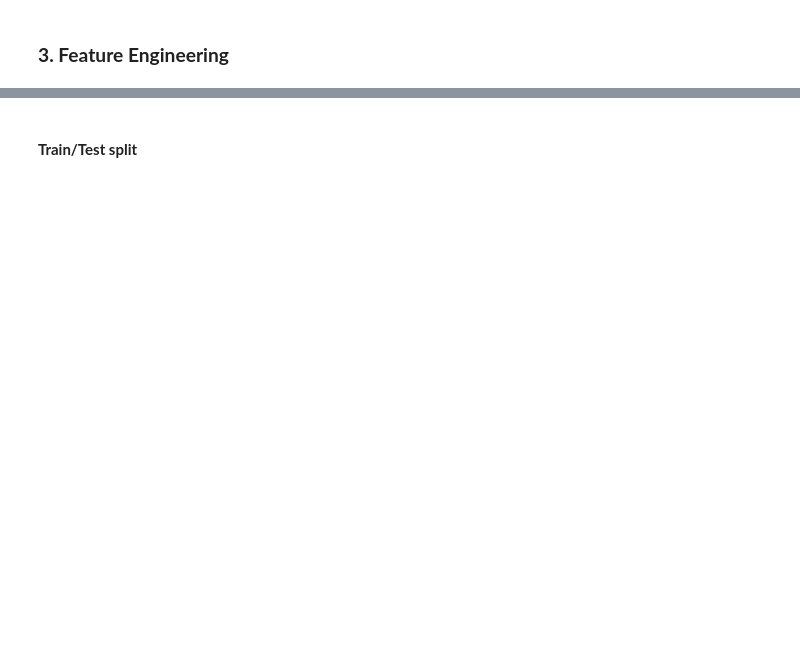
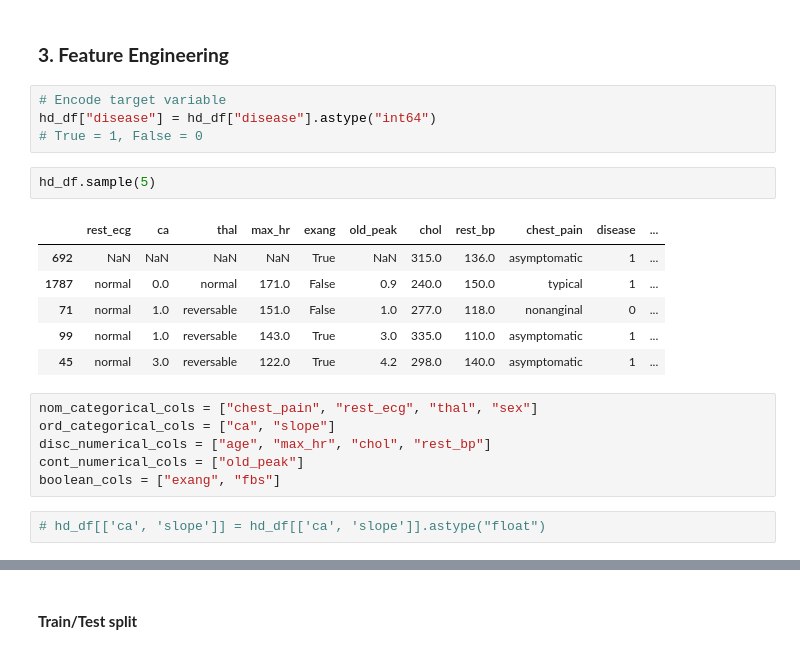
Before and after one commit to simon2326/Heart-disease, a Jupyter notebook: FeatureEngineering.ipynb, the cells around one changed output, grey strips where cells are left out. Cells and saved outputs as stored; diff of their text form; blank space fills up the shorter version.

```diff
--- a/FeatureEngineering.ipynb
+++ b/FeatureEngineering.ipynb
@@ -72,2 +126,23 @@ memory usage: 422.0 KB
 # %% [markdown]
 ### **3. Feature Engineering**
+# %%
+# Encode target variable
+hd_df["disease"] = hd_df["disease"].astype("int64")
+# True = 1, False = 0
+# %%
+hd_df.sample(5)
+# %% [output]
+|  | rest_ecg | ca | thal | max_hr | exang | old_peak | chol | rest_bp | chest_pain | disease | ... |
+| 692 | NaN | NaN | NaN | NaN | True | NaN | 315.0 | 136.0 | asymptomatic | 1 | ... |
+| 1787 | normal | 0.0 | normal | 171.0 | False | 0.9 | 240.0 | 150.0 | typical | 1 | ... |
+| 71 | normal | 1.0 | reversable | 151.0 | False | 1.0 | 277.0 | 118.0 | nonanginal | 0 | ... |
+| 99 | normal | 1.0 | reversable | 143.0 | True | 3.0 | 335.0 | 110.0 | asymptomatic | 1 | ... |
+| 45 | normal | 3.0 | reversable | 122.0 | True | 4.2 | 298.0 | 140.0 | asymptomatic | 1 | ... |
+# %%
+nom_categorical_cols = ["chest_pain", "rest_ecg", "thal", "sex"]
+ord_categorical_cols = ["ca", "slope"]
+disc_numerical_cols = ["age", "max_hr", "chol", "rest_bp"]
+cont_numerical_cols = ["old_peak"]
+boolean_cols = ["exang", "fbs"]
+# %%
+# hd_df[['ca', 'slope']] = hd_df[['ca', 'slope']].astype("float")
```
Also changed, not shown: parts of 25 cells of this notebook, 2 other files.
